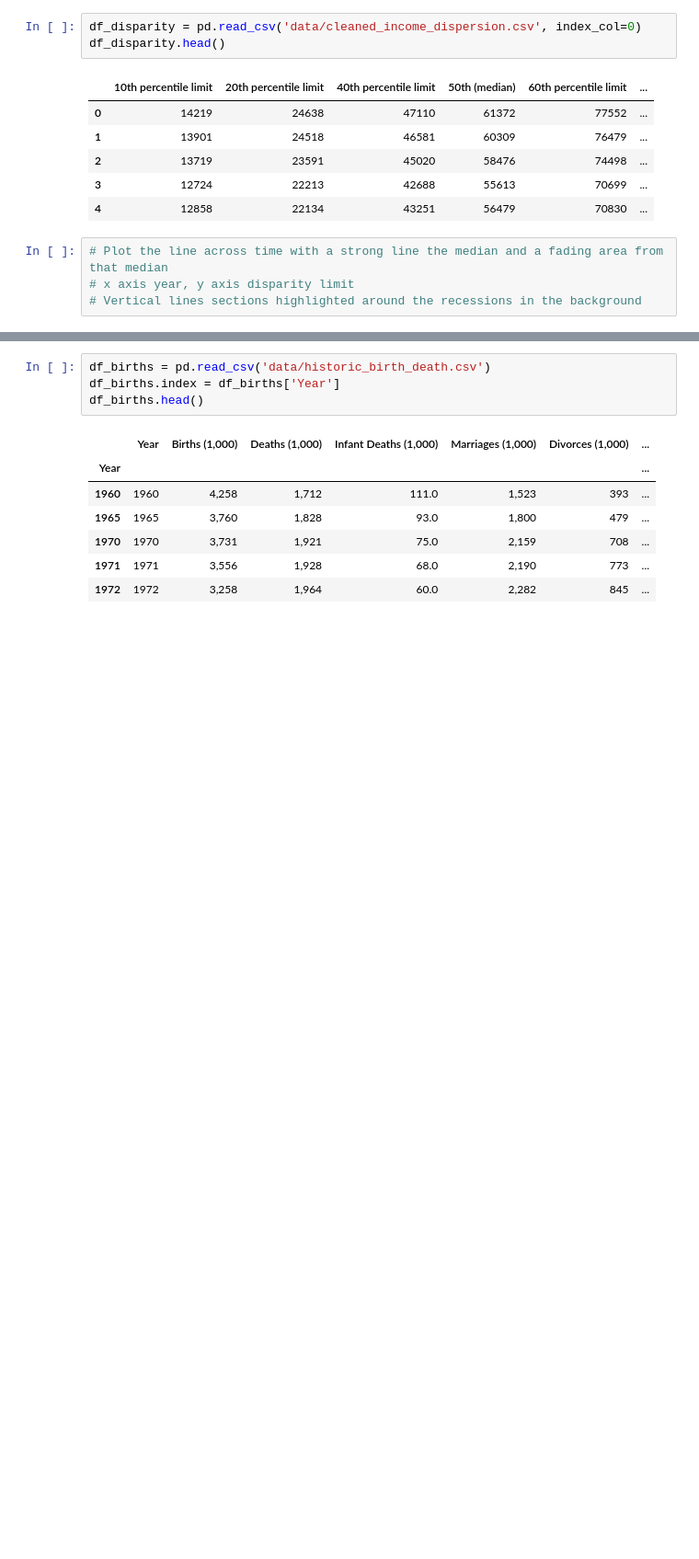
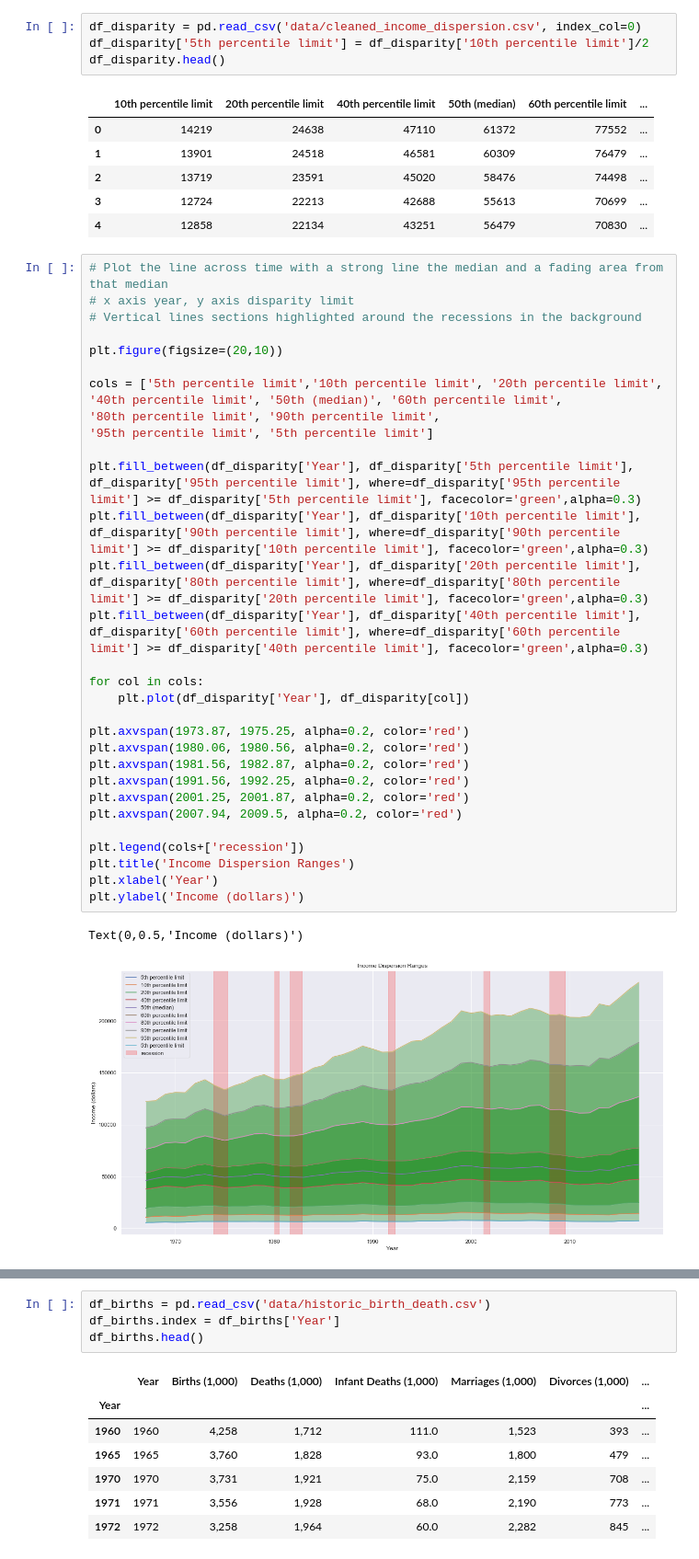
Before and after one commit to jchen2186/mortal-determination, a Jupyter notebook: Analysis_Thaper.ipynb, the cells around one changed output, grey strips where cells are left out. Shown at 92% size. Drawn from its saved outputs; the diff is of its cells as text; blank space fills up the shorter version.

```diff
--- a/Analysis_Thaper.ipynb
+++ b/Analysis_Thaper.ipynb
@@ -101,6 +105,7 @@ df_causes_group.head(20)
 | 19 | 19 | Alzheimer's disease | 2000 | 99116 |
 # %%
 df_disparity = pd.read_csv('data/cleaned_income_dispersion.csv', index_col=0)
+df_disparity['5th percentile limit'] = df_disparity['10th percentile limit']/2
 df_disparity.head()
 # %% [output]
 |  | 10th percentile limit | 20th percentile limit | 40th percentile limit | 50th (median) | 60th percentile limit | ... |
@@ -109,7 +114,37 @@ df_disparity.head()
 | 2 | 13719 | 23591 | 45020 | 58476 | 74498 | ... |
 | 3 | 12724 | 22213 | 42688 | 55613 | 70699 | ... |
 | 4 | 12858 | 22134 | 43251 | 56479 | 70830 | ... |
-# %%
-# Plot the line across time with a strong line the median and a fading area from that median
-# x axis year, y axis disparity limit
-# Vertical lines sections highlighted around the recessions in the background
+# %%
+# Plot the line across time with a strong line the median and a fading area from that median
+# x axis year, y axis disparity limit
+# Vertical lines sections highlighted around the recessions in the background
+
+plt.figure(figsize=(20,10))
+
+cols = ['5th percentile limit','10th percentile limit', '20th percentile limit',
+'40th percentile limit', '50th (median)', '60th percentile limit',
+'80th percentile limit', '90th percentile limit',
+'95th percentile limit', '5th percentile limit']
+
+plt.fill_between(df_disparity['Year'], df_disparity['5th percentile limit'], df_disparity['95th percentile limit'], where=df_disparity['95th percentile limit'] >= df_disparity['5th percentile limit'], facecolor='green',alpha=0.3)
+plt.fill_between(df_disparity['Year'], df_disparity['10th percentile limit'], df_disparity['90th percentile limit'], where=df_disparity['90th percentile limit'] >= df_disparity['10th percentile limit'], facecolor='green',alpha=0.3)
+plt.fill_between(df_disparity['Year'], df_disparity['20th percentile limit'], df_disparity['80th percentile limit'], where=df_disparity['80th percentile limit'] >= df_disparity['20th percentile limit'], facecolor='green',alpha=0.3)
+plt.fill_between(df_disparity['Year'], df_disparity['40th percentile limit'], df_disparity['60th percentile limit'], where=df_disparity['60th percentile limit'] >= df_disparity['40th percentile limit'], facecolor='green',alpha=0.3)
+
+for col in cols:
+    plt.plot(df_disparity['Year'], df_disparity[col])
+
+plt.axvspan(1973.87, 1975.25, alpha=0.2, color='red')
+plt.axvspan(1980.06, 1980.56, alpha=0.2, color='red')
+plt.axvspan(1981.56, 1982.87, alpha=0.2, color='red')
+plt.axvspan(1991.56, 1992.25, alpha=0.2, color='red')
+plt.axvspan(2001.25, 2001.87, alpha=0.2, color='red')
+plt.axvspan(2007.94, 2009.5, alpha=0.2, color='red')
+
+plt.legend(cols+['recession'])
+plt.title('Income Dispersion Ranges')
+plt.xlabel('Year')
+plt.ylabel('Income (dollars)')
+# %% [output]
+Text(0,0.5,'Income (dollars)')
+[figure, added]
```
Also changed, not shown: parts of 2 cells of this notebook.
